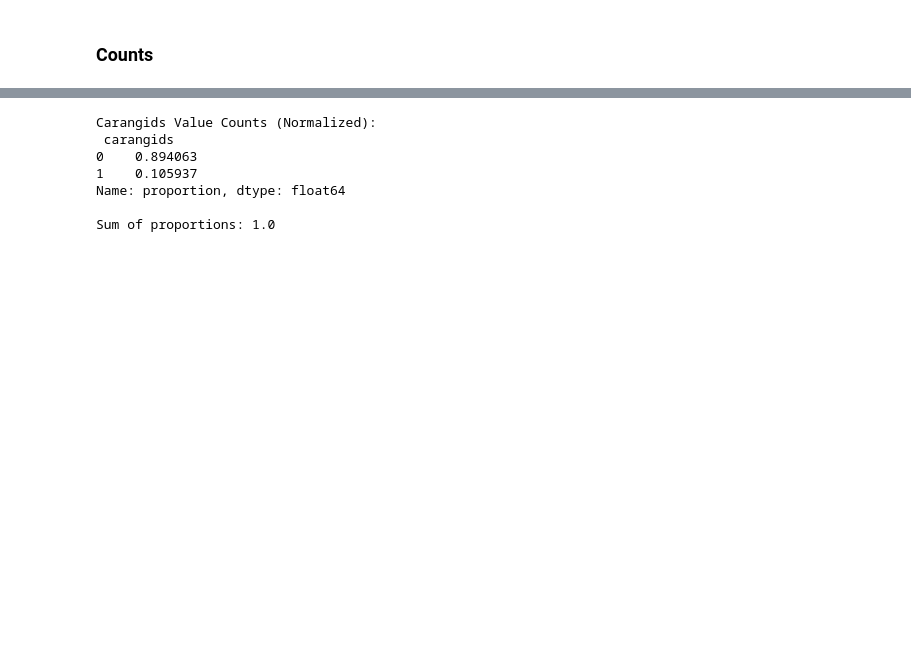
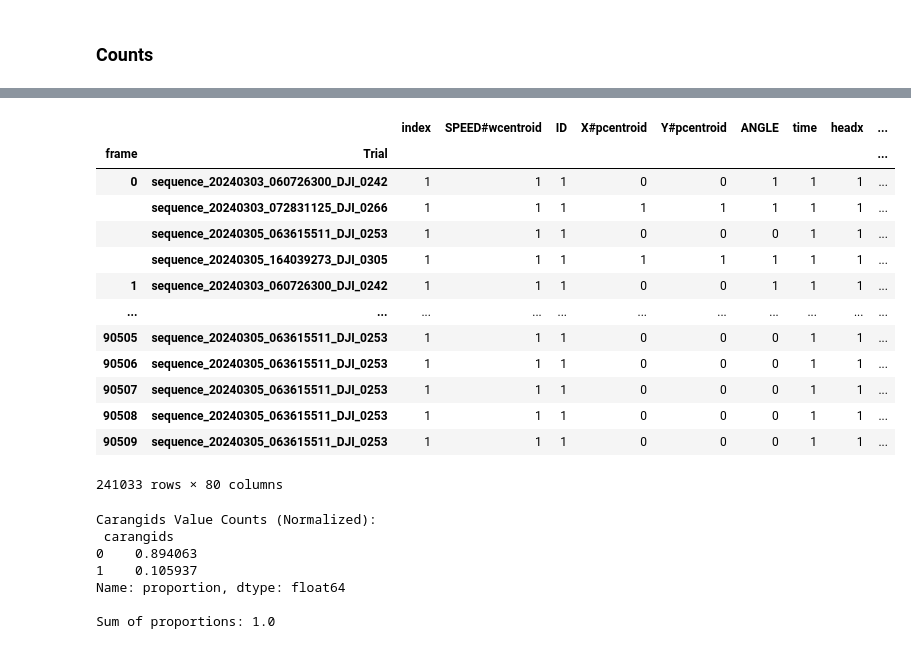
Before and after one commit to albiangela/BSc_code, a Jupyter notebook: sophias_notebooks/Figures.ipynb, the cells around one changed output, grey strips where cells are left out. Cells and saved outputs as stored; diff of their text form; code cells hidden in the pictures; blank space fills up the shorter version.

```diff
--- a/sophias_notebooks/Figures.ipynb
+++ b/sophias_notebooks/Figures.ipynb
@@ -89,3 +89,20 @@ Sum of proportions: 1.0
+# %%
+df_unique.groupby(['frame','Trial']).count()
+# %% [output]
+|  |  | index | SPEED#wcentroid | ID | X#pcentroid | Y#pcentroid | ANGLE | time | headx | ... |
+| frame | Trial |  |  |  |  |  |  |  |  | ... |
+| 0 | sequence_20240303_060726300_DJI_0242 | 1 | 1 | 1 | 0 | 0 | 1 | 1 | 1 | ... |
+|  | sequence_20240303_072831125_DJI_0266 | 1 | 1 | 1 | 1 | 1 | 1 | 1 | 1 | ... |
+|  | sequence_20240305_063615511_DJI_0253 | 1 | 1 | 1 | 0 | 0 | 0 | 1 | 1 | ... |
+|  | sequence_20240305_164039273_DJI_0305 | 1 | 1 | 1 | 1 | 1 | 1 | 1 | 1 | ... |
+| 1 | sequence_20240303_060726300_DJI_0242 | 1 | 1 | 1 | 0 | 0 | 1 | 1 | 1 | ... |
+| ... | ... | ... | ... | ... | ... | ... | ... | ... | ... | ... |
+| 90505 | sequence_20240305_063615511_DJI_0253 | 1 | 1 | 1 | 0 | 0 | 0 | 1 | 1 | ... |
+| 90506 | sequence_20240305_063615511_DJI_0253 | 1 | 1 | 1 | 0 | 0 | 0 | 1 | 1 | ... |
+| 90507 | sequence_20240305_063615511_DJI_0253 | 1 | 1 | 1 | 0 | 0 | 0 | 1 | 1 | ... |
+| 90508 | sequence_20240305_063615511_DJI_0253 | 1 | 1 | 1 | 0 | 0 | 0 | 1 | 1 | ... |
+| 90509 | sequence_20240305_063615511_DJI_0253 | 1 | 1 | 1 | 0 | 0 | 0 | 1 | 1 | ... |
+241033 rows × 80 columns
 # %%
 # Count occurrences of each carangids value
 count_series = df['carangids'].value_counts(normalize=True).sort_index()
```
Also changed, not shown: parts of 7 cells of this notebook.
